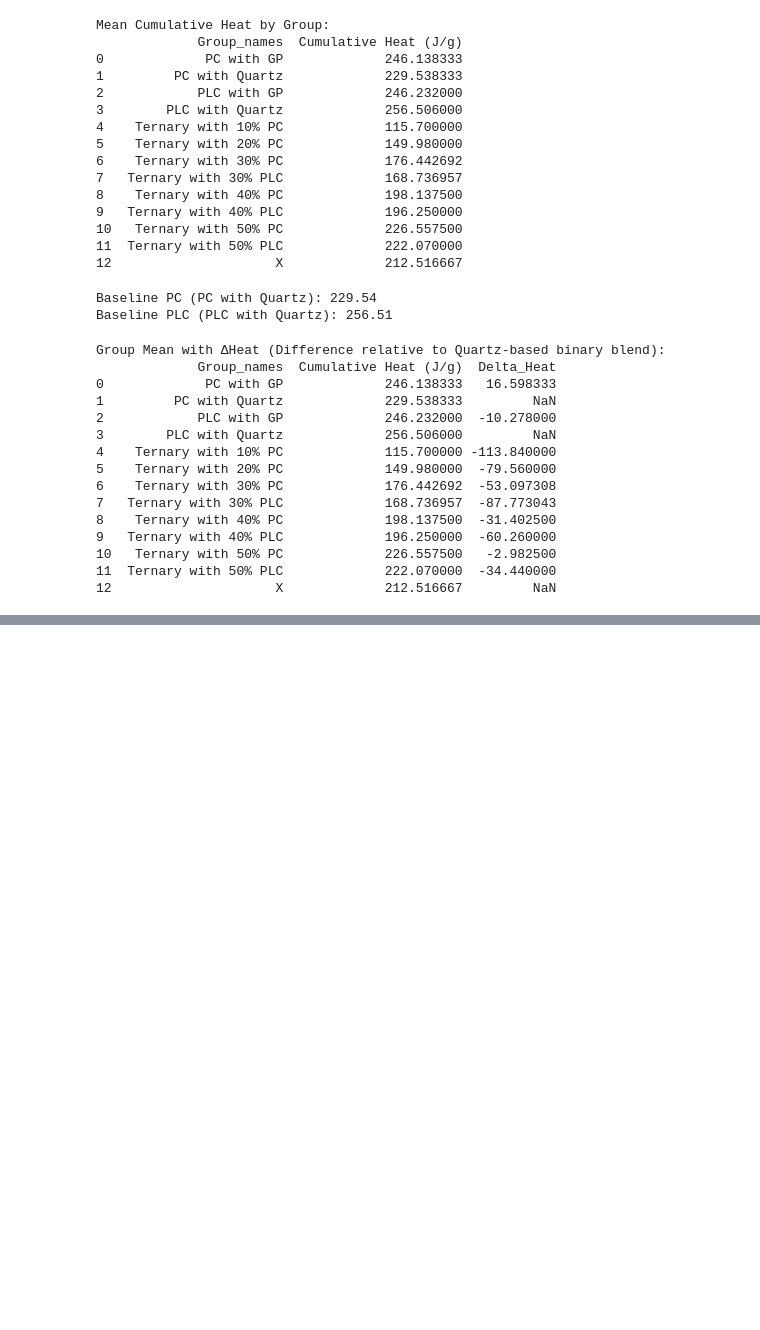
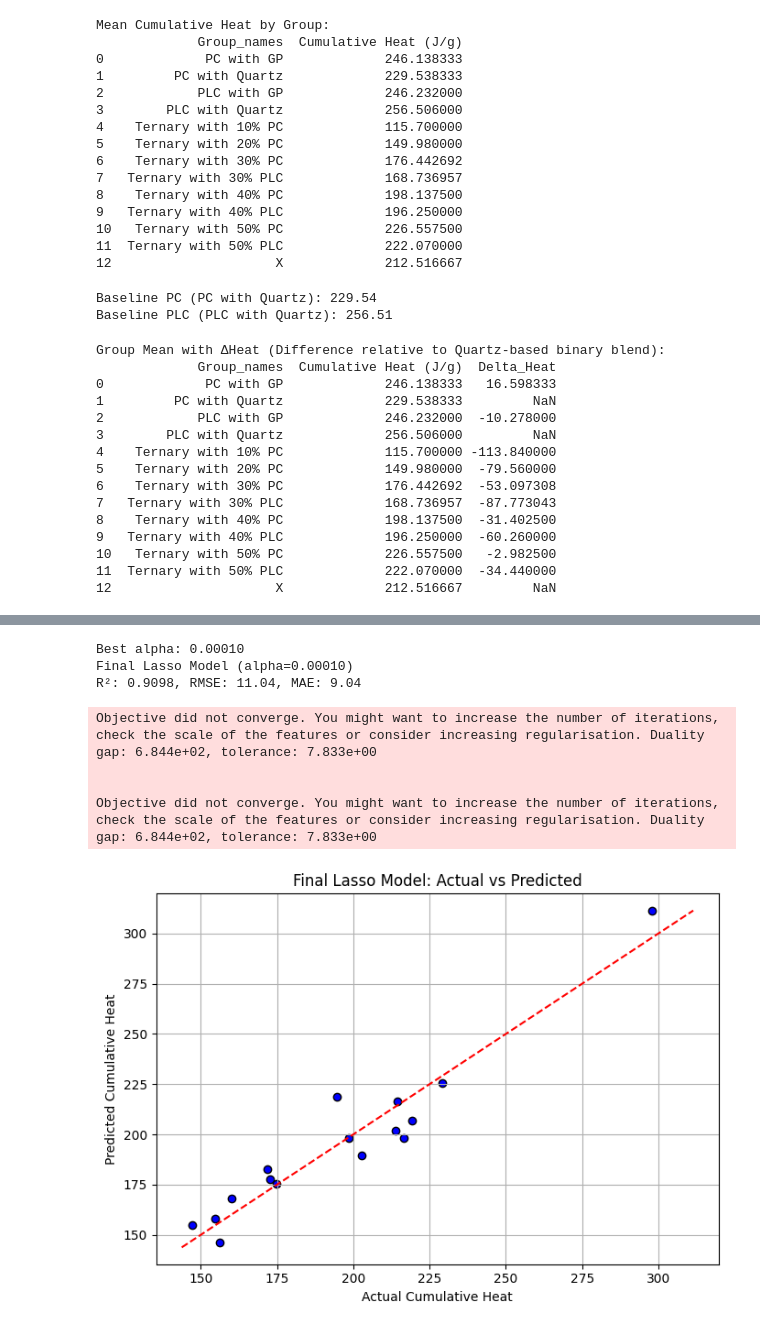
Before and after one commit to raksh2817/civil_research, a Jupyter notebook: worksheet_3.ipynb, the cells around one changed output, grey strips where cells are left out. Saved outputs shown, nothing was run; the diff lists cells and outputs as text; code cells hidden in the pictures; blank space fills up the shorter version.

```diff
--- a/worksheet_3.ipynb
+++ b/worksheet_3.ipynb
@@ -247,0 +420,49 @@ fig.show()
+# %%
+from sklearn.linear_model import LassoCV
+from sklearn.model_selection import cross_val_score
+import matplotlib.pyplot as plt
+import numpy as np
+
+# Try multiple alpha values on a logarithmic scale
+alphas = np.logspace(-4, 1, 50)
+
+# Step 1: LassoCV with 5-fold cross-validation
+lasso_cv = LassoCV(alphas=alphas, cv=5, random_state=42)
+lasso_cv.fit(X_train, y_train)
+
+# Step 2: Best alpha & model refit
+best_alpha = lasso_cv.alpha_
+print(f"Best alpha: {best_alpha:.5f}")
+
+# Step 3: Final model evaluation
+final_model = Lasso(alpha=best_alpha)
+final_model.fit(X_train, y_train)
+y_pred = final_model.predict(X_test)
+
+from sklearn.metrics import r2_score, mean_squared_error, mean_absolute_error
+r2 = r2_score(y_test, y_pred)
+rmse = np.sqrt(mean_squared_error(y_test, y_pred))
+mae = mean_absolute_error(y_test, y_pred)
+
+print(f"Final Lasso Model (alpha={best_alpha:.5f})")
+print(f"R²: {r2:.4f}, RMSE: {rmse:.2f}, MAE: {mae:.2f}")
+
+# Optional: Plot predictions vs actual
+plt.figure(figsize=(7, 5))
+plt.scatter(y_test, y_pred, edgecolor='k', color='blue')
+plt.plot([y.min(), y.max()], [y.min(), y.max()], 'r--')
+plt.xlabel("Actual Cumulative Heat")
+plt.ylabel("Predicted Cumulative Heat")
+plt.title("Final Lasso Model: Actual vs Predicted")
+plt.grid(True)
+plt.tight_layout()
+plt.show()
+# %% [output]
+Best alpha: 0.00010
+Final Lasso Model (alpha=0.00010)
+R²: 0.9098, RMSE: 11.04, MAE: 9.04
+Objective did not converge. You might want to increase the number of iterations, check the scale of the features or consider increasing regularisation. Duality gap: 6.844e+02, tolerance: 7.833e+00
+
+
+Objective did not converge. You might want to increase the number of iterations, check the scale of the features or consider increasing regularisation. Duality gap: 6.844e+02, tolerance: 7.833e+00
+[figure, added]
```
Also changed, not shown: parts of 17 cells of this notebook.
